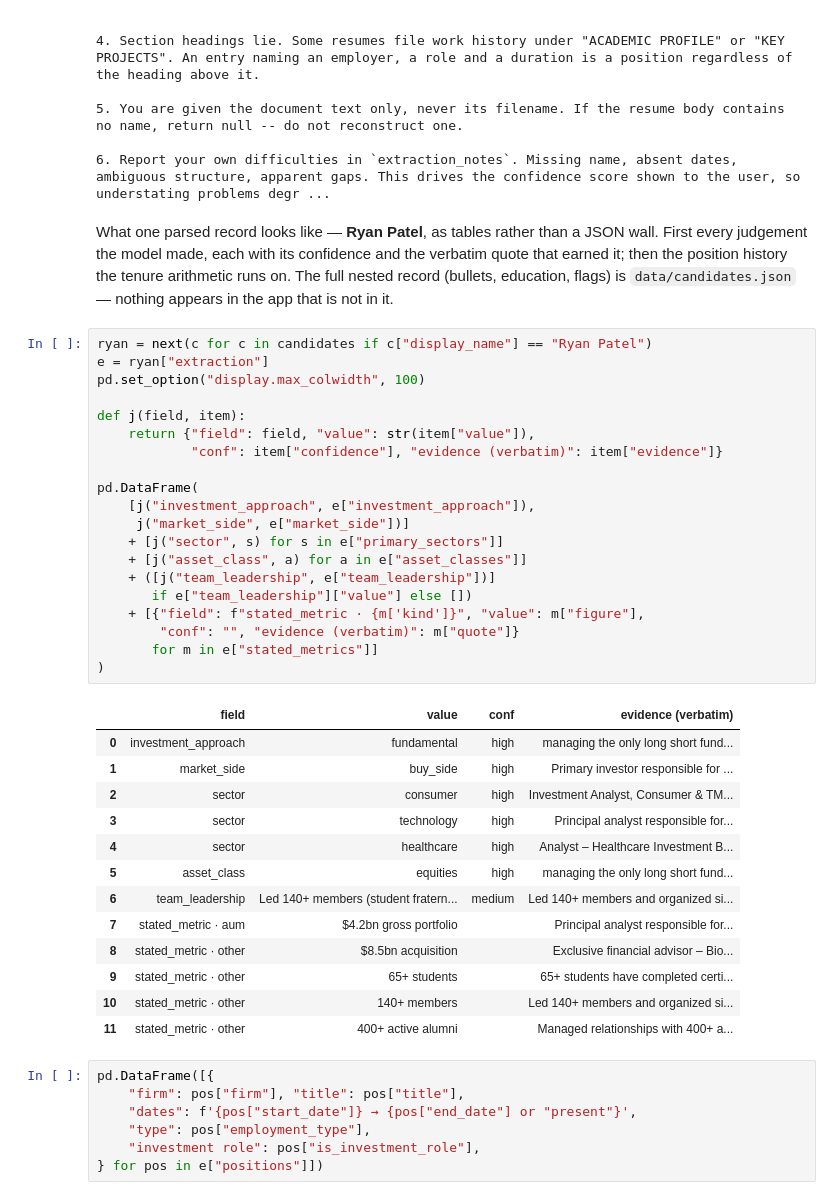
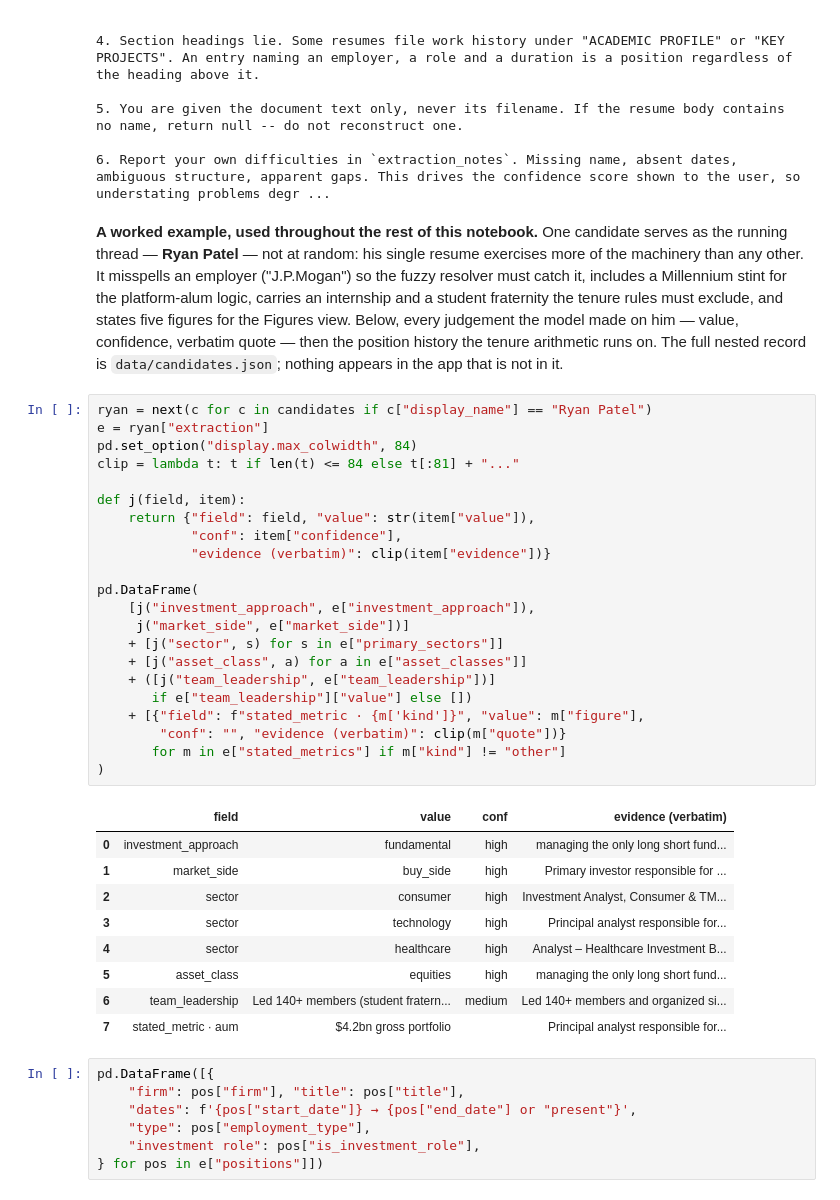
Before and after one commit to yc4379-commits/m-case-study, a Jupyter notebook: Yuanzhi_Jasmine_Chen_Talent_Intelligence_Platform.ipynb, the cells around one changed output. Saved outputs shown, nothing was run; the diff lists cells and outputs as text.

```diff
--- a/Yuanzhi_Jasmine_Chen_Talent_Intelligence_Platform.ipynb
+++ b/Yuanzhi_Jasmine_Chen_Talent_Intelligence_Platform.ipynb
@@ -218,46 +215,49 @@ Rules that matter more than completeness:
 5. You are given the document text only, never its filename. If the resume body contains no name, return null -- do not reconstruct one.
 
 6. Report your own difficulties in `extraction_notes`. Missing name, absent dates, ambiguous structure, apparent gaps. This drives the confidence score shown to the user, so understating problems degr ...
-# %% [markdown]
-What one parsed record looks like — **Ryan Patel**, as tables rather than a
-JSON wall. First every judgement the model made, each with its confidence
-and the verbatim quote that earned it; then the position history the tenure
-arithmetic runs on. The full nested record (bullets, education, flags) is
-`data/candidates.json` — nothing appears in the app that is not in it.
+# %% [markdown]
+**A worked example, used throughout the rest of this notebook.** One
+candidate serves as the running thread — **Ryan Patel** — not at random:
+his single resume exercises more of the machinery than any other. It
+misspells an employer ("J.P.Mogan") so the fuzzy resolver must catch it,
+includes a Millennium stint for the platform-alum logic, carries an
+internship and a student fraternity the tenure rules must exclude, and
+states five figures for the Figures view. Below, every judgement the
+model made on him — value, confidence, verbatim quote — then the
+position history the tenure arithmetic runs on. The full nested record
+is `data/candidates.json`; nothing appears in the app that is not in it.
 # %%
 ryan = next(c for c in candidates if c["display_name"] == "Ryan Patel")
 e = ryan["extraction"]
-pd.set_option("display.max_colwidth", 100)
+pd.set_option("display.max_colwidth", 84)
+clip = lambda t: t if len(t) <= 84 else t[:81] + "..."
 
 def j(field, item):
     return {"field": field, "value": str(item["value"]),
-            "conf": item["confidence"], "evidence (verbatim)": item["evidence"]}
+            "conf": item["confidence"],
+            "evidence (verbatim)": clip(item["evidence"])}
 
 pd.DataFrame(
     [j("investment_approach", e["investment_approach"]),
      j("market_side", e["market_side"])]
     + [j("sector", s) for s in e["primary_sectors"]]
     + [j("asset_class", a) for a in e["asset_classes"]]
     + ([j("team_leadership", e["team_leadership"])]
        if e["team_leadership"]["value"] else [])
     + [{"field": f"stated_metric · {m['kind']}", "value": m["figure"],
-        "conf": "", "evidence (verbatim)": m["quote"]}
-       for m in e["stated_metrics"]]
+        "conf": "", "evidence (verbatim)": clip(m["quote"])}
+       for m in e["stated_metrics"] if m["kind"] != "other"]
 )
 # %% [output]
 |  | field | value | conf | evidence (verbatim) |
 | 0 | investment_approach | fundamental | high | managing the only long short fund... |
 | 1 | market_side | buy_side | high | Primary investor responsible for ... |
 | 2 | sector | consumer | high | Investment Analyst, Consumer & TM... |
 | 3 | sector | technology | high | Principal analyst responsible for... |
 | 4 | sector | healthcare | high | Analyst – Healthcare Investment B... |
 | 5 | asset_class | equities | high | managing the only long short fund... |
 | 6 | team_leadership | Led 140+ members (student fratern... | medium | Led 140+ members and organized si... |
 | 7 | stated_metric · aum | $4.2bn gross portfolio |  | Principal analyst responsible for... |
-| 8 | stated_metric · other | $8.5bn acquisition |  | Exclusive financial advisor – Bio... |
-| 9 | stated_metric · other | 65+ students |  | 65+ students have completed certi... |
-| 10 | stated_metric · other | 140+ members |  | Led 140+ members and organized si... |
-| 11 | stated_metric · other | 400+ active alumni |  | Managed relationships with 400+ a... |
 # %%
 pd.DataFrame([{
     "firm": pos["firm"], "title": pos["title"],
```
Also changed, not shown: parts of 2 cells of this notebook, 5 other files.
